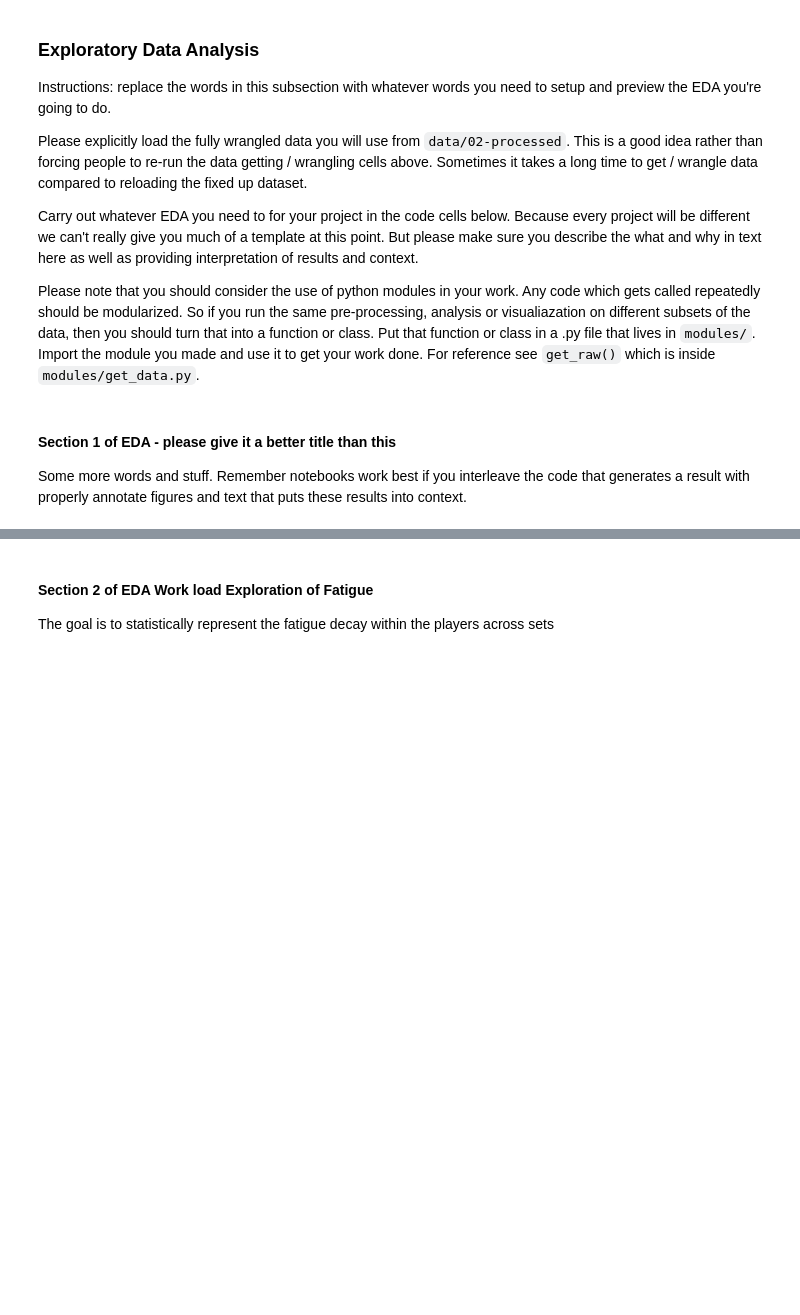
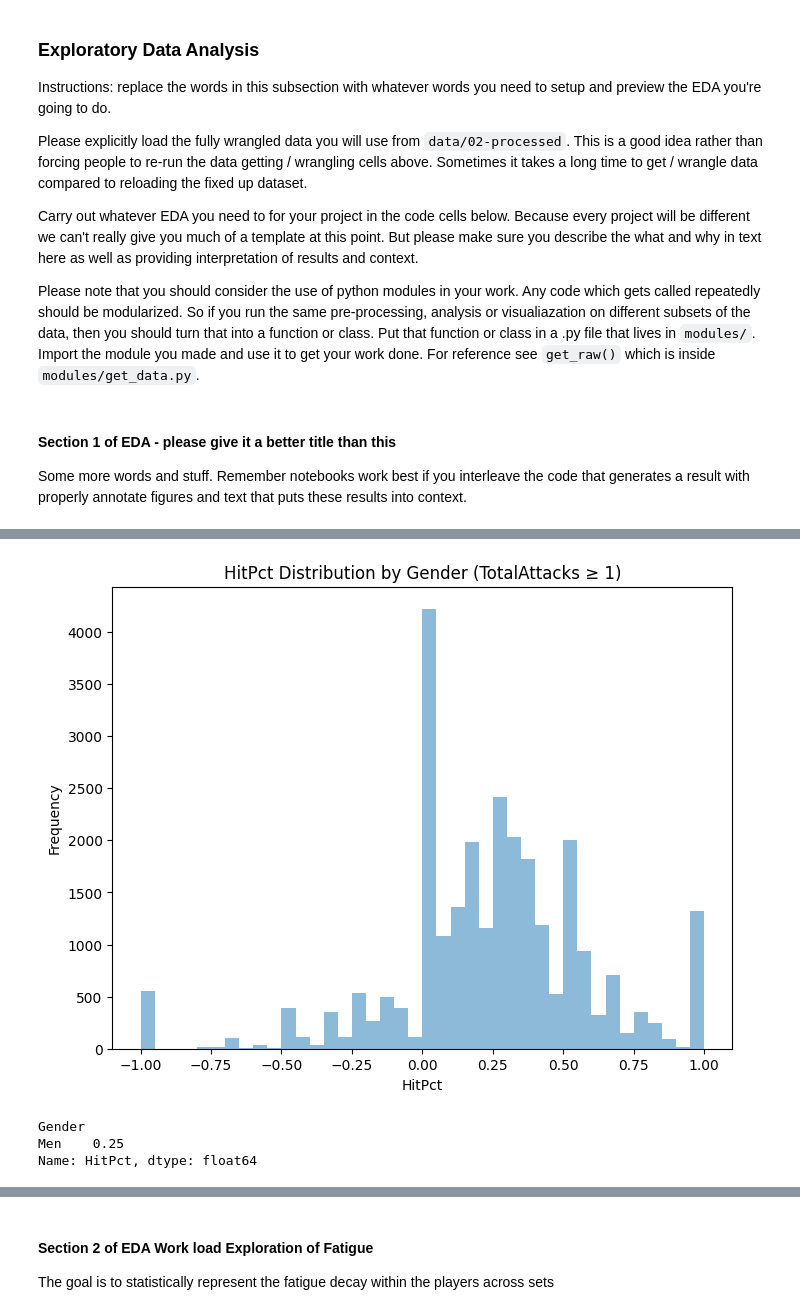
Before and after one commit to COGS108/Group035_WI26, a Jupyter notebook: 02-EDACheckpoint.ipynb, the cells around one changed output, grey strips where cells are left out. Cells and saved outputs as stored; diff of their text form; code cells hidden in the pictures; blank space fills up the shorter version.

```diff
--- a/02-EDACheckpoint.ipynb
+++ b/02-EDACheckpoint.ipynb
@@ -365,0 +446,20 @@ Some more words and stuff.  Remember notebooks work best if you interleave the c
+# %%
+import matplotlib.pyplot as plt
+
+plt.figure(figsize=(8,6))
+plt.hist(men["HitPct"], bins=40, alpha=0.5)
+plt.hist(women["HitPct"], bins=40, alpha=0.5)
+
+plt.xlabel("HitPct")
+plt.ylabel("Frequency")
+plt.title("HitPct Distribution by Gender (TotalAttacks ≥ 1)")
+plt.show()
+# %% [output]
+[figure, added]
+# %%
+analysis_df.groupby("Gender")["HitPct"].mean()
+analysis_df.groupby("Gender")["HitPct"].median()
+# %% [output]
+Gender
+Men    0.25
+Name: HitPct, dtype: float64
```
Also changed, not shown: parts of 20 cells of this notebook.
